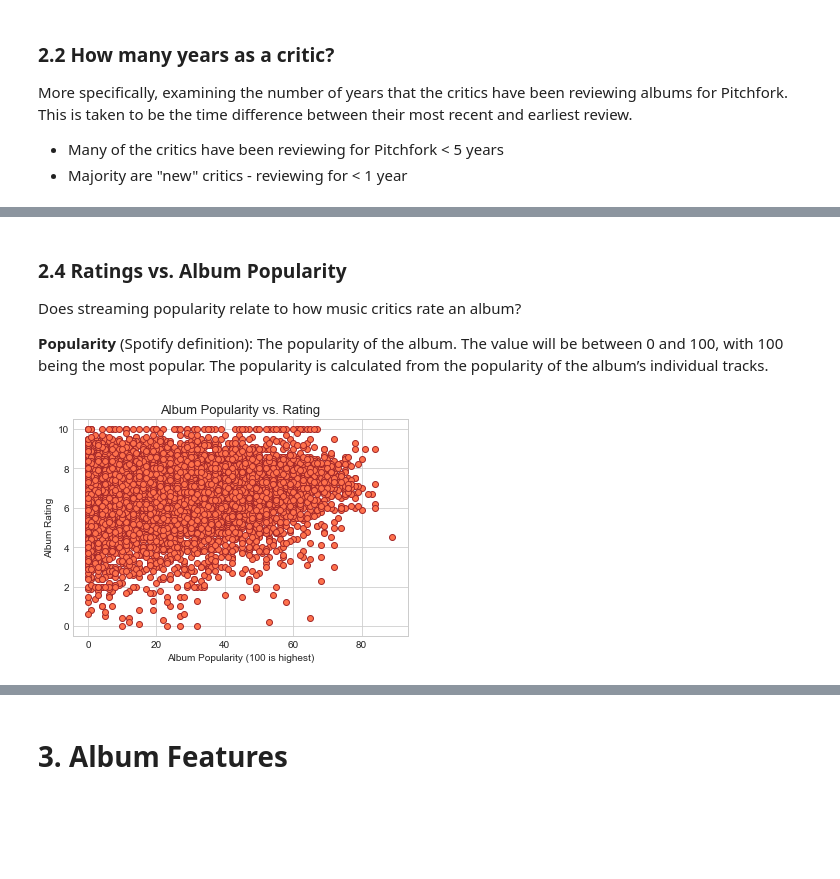
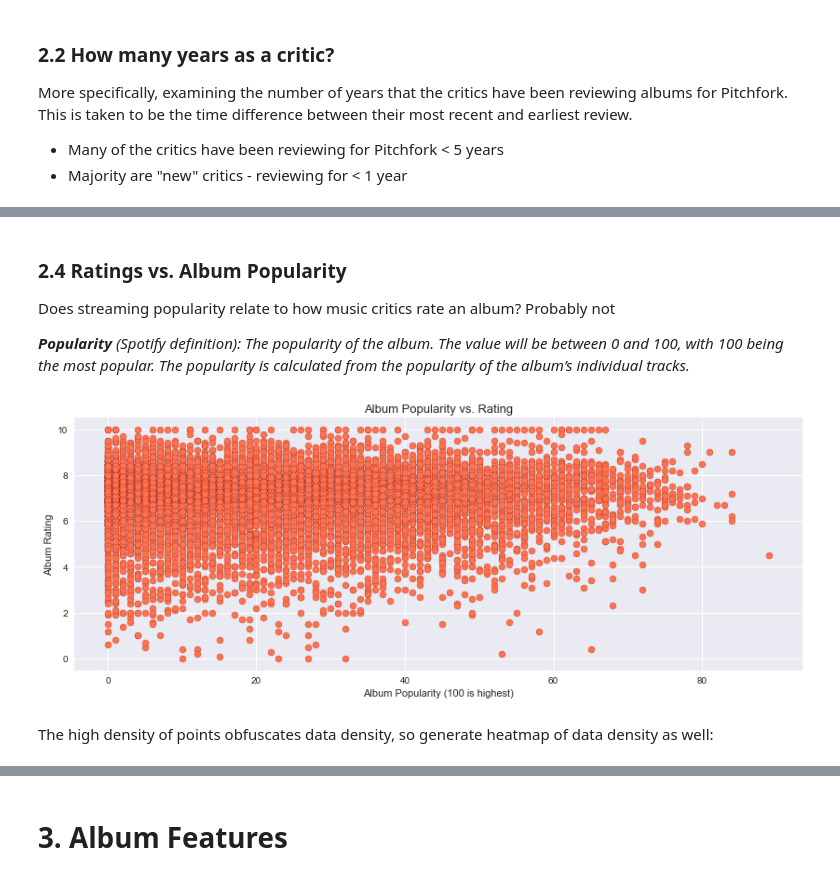
Before and after one commit to diana-xie/spotify_pitchfork_recommendations, a Jupyter notebook: DataVisualizations/data_story.ipynb, the cells around one changed output, grey strips where cells are left out. Drawn from its saved outputs; the diff is of its cells as text; code cells hidden in the pictures; blank space fills up the shorter version.

Commit message:
data_story revisions for feedback

```diff
--- a/DataVisualizations/data_story.ipynb
+++ b/DataVisualizations/data_story.ipynb
@@ -33,10 +35,11 @@ import numpy as np
 import seaborn as sns
 import matplotlib.pyplot as plt
 import matplotlib as mpl
+from scipy import stats
 
 %matplotlib inline
 mpl.rcParams['patch.force_edgecolor'] = True
-sns.set_style('whitegrid')
+sns.set()
 # %% [markdown]
 #### Import data
 
@@ -247,16 +287,19 @@ plt.title('Critic experience vs. awarded album rating');
 # %% [markdown]
 ### 2.4 Ratings vs. Album Popularity
 
-Does streaming popularity relate to how music critics rate an album?
+Does streaming popularity relate to how music critics rate an album? Probably not
 
-<b>Popularity</b> (Spotify definition): The popularity of the album. The value will be between 0 and 100, with 100 being the most popular. The popularity is calculated from the popularity of the album’s individual tracks.
+<i><b>Popularity</b> (Spotify definition): The popularity of the album. The value will be between 0 and 100, with 100 being the most popular. The popularity is calculated from the popularity of the album’s individual tracks.
 # %%
 x = df_pitchfork_spotify['album_popularity']
 y = df_pitchfork_spotify['score']
 
+plt.figure(figsize=(14,5))
 plt.scatter(x,y, color=sns.xkcd_rgb['pinkish orange'], edgecolor='brown');
 plt.xlabel('Album Popularity (100 is highest)');
 plt.ylabel('Album Rating');
 plt.title('Album Popularity vs. Rating', fontsize=13);
 # %% [output]
-[figure, old version]
+[figure, new version]
+# %% [markdown]
+The high density of points obfuscates data density, so generate heatmap of data density as well:
```
Also changed, not shown: parts of 20 cells of this notebook.
